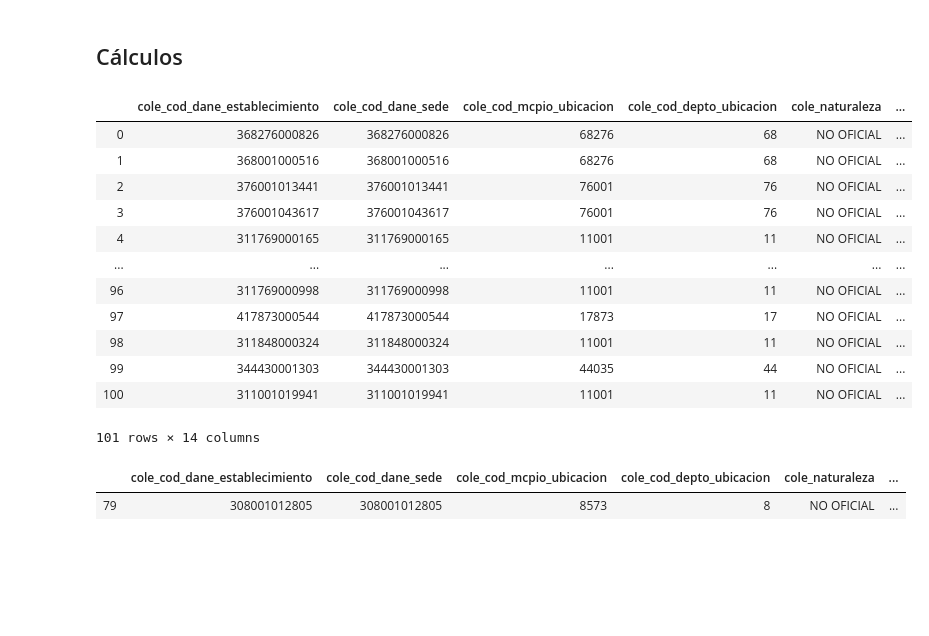
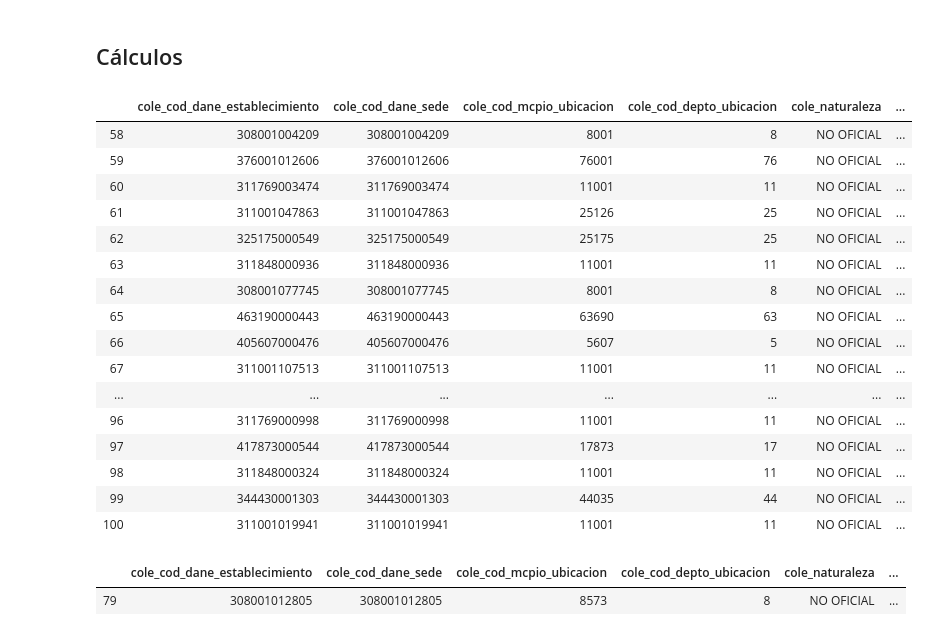
Before and after one commit to el-uniandino/Pruebas-Saber11, a Jupyter notebook: criterios_admision.ipynb, the cells around one changed output. Saved outputs shown, nothing was run; the diff lists cells and outputs as text; code cells hidden in the pictures; blank space fills up the shorter version.

```diff
--- a/criterios_admision.ipynb
+++ b/criterios_admision.ipynb
@@ -160,22 +160,26 @@ resultados_cole = cole_acumulado_final[(cole_acumulado_final.entrada_directa) &
 resultados_final = resultados_cole.merge(colegios_2017_2019_,
                                          left_on=key_cole,
                                          right_on=key_cole)
-# %%
-resultados_final
-# %% [output]
-|  | cole_cod_dane_establecimiento | cole_cod_dane_sede | cole_cod_mcpio_ubicacion | cole_cod_depto_ubicacion | cole_naturaleza | ... |
-| 0 | 368276000826 | 368276000826 | 68276 | 68 | NO OFICIAL | ... |
-| 1 | 368001000516 | 368001000516 | 68276 | 68 | NO OFICIAL | ... |
-| 2 | 376001013441 | 376001013441 | 76001 | 76 | NO OFICIAL | ... |
-| 3 | 376001043617 | 376001043617 | 76001 | 76 | NO OFICIAL | ... |
-| 4 | 311769000165 | 311769000165 | 11001 | 11 | NO OFICIAL | ... |
-| ... | ... | ... | ... | ... | ... | ... |
-| 96 | 311769000998 | 311769000998 | 11001 | 11 | NO OFICIAL | ... |
-| 97 | 417873000544 | 417873000544 | 17873 | 17 | NO OFICIAL | ... |
-| 98 | 311848000324 | 311848000324 | 11001 | 11 | NO OFICIAL | ... |
-| 99 | 344430001303 | 344430001303 | 44035 | 44 | NO OFICIAL | ... |
-| 100 | 311001019941 | 311001019941 | 11001 | 11 | NO OFICIAL | ... |
-101 rows × 14 columns
+# %%
+resultados_final[resultados_final.entrada_directa=='No']
+# %% [output]
+|  | cole_cod_dane_establecimiento | cole_cod_dane_sede | cole_cod_mcpio_ubicacion | cole_cod_depto_ubicacion | cole_naturaleza | ... |
+| 58 | 308001004209 | 308001004209 | 8001 | 8 | NO OFICIAL | ... |
+| 59 | 376001012606 | 376001012606 | 76001 | 76 | NO OFICIAL | ... |
+| 60 | 311769003474 | 311769003474 | 11001 | 11 | NO OFICIAL | ... |
+| 61 | 311001047863 | 311001047863 | 25126 | 25 | NO OFICIAL | ... |
+| 62 | 325175000549 | 325175000549 | 25175 | 25 | NO OFICIAL | ... |
+| 63 | 311848000936 | 311848000936 | 11001 | 11 | NO OFICIAL | ... |
+| 64 | 308001077745 | 308001077745 | 8001 | 8 | NO OFICIAL | ... |
+| 65 | 463190000443 | 463190000443 | 63690 | 63 | NO OFICIAL | ... |
+| 66 | 405607000476 | 405607000476 | 5607 | 5 | NO OFICIAL | ... |
+| 67 | 311001107513 | 311001107513 | 11001 | 11 | NO OFICIAL | ... |
+| ... | ... | ... | ... | ... | ... | ... |
+| 96 | 311769000998 | 311769000998 | 11001 | 11 | NO OFICIAL | ... |
+| 97 | 417873000544 | 417873000544 | 17873 | 17 | NO OFICIAL | ... |
+| 98 | 311848000324 | 311848000324 | 11001 | 11 | NO OFICIAL | ... |
+| 99 | 344430001303 | 344430001303 | 44035 | 44 | NO OFICIAL | ... |
+| 100 | 311001019941 | 311001019941 | 11001 | 11 | NO OFICIAL | ... |
 # %%
 resultados_final[resultados_final['cole_nombre_sede'].str.contains("CORALES")]
 # %% [output]
```
Also changed, not shown: parts of 1 cell of this notebook.
